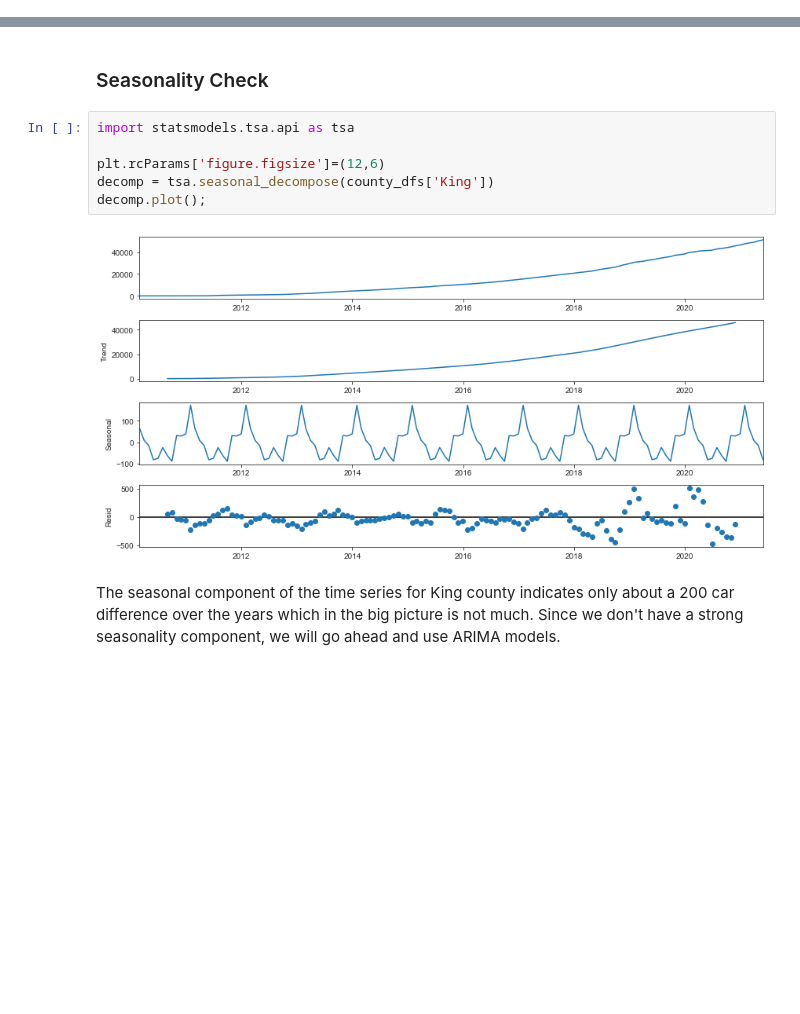
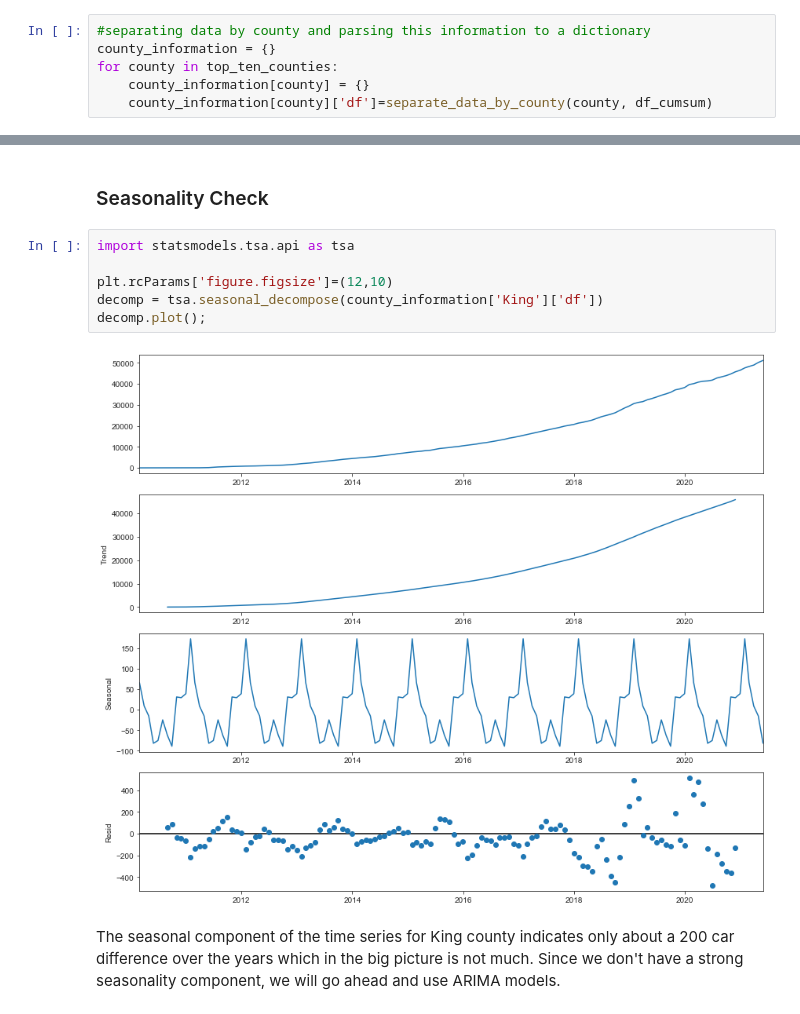
Before and after one commit to ebtezcan/EV-Charger-Prediction, a Jupyter notebook: index_OSEMN_plus_mvp-Copy1.ipynb, the cells around one changed output, grey strips where cells are left out. Drawn from its saved outputs; the diff is of its cells as text; blank space fills up the shorter version.

Commit message:
modelling for King county and others in progress

```diff
--- a/index_OSEMN_plus_mvp-Copy1.ipynb
+++ b/index_OSEMN_plus_mvp-Copy1.ipynb
@@ -898,6 +898,12 @@ def separate_data_by_county(county, df):
     df_county.columns=["EV's on the Road"]
     df_county.head()
     return df_county
+# %%
+#separating data by county and parsing this information to a dictionary
+county_information = {}
+for county in top_ten_counties:
+    county_information[county] = {}
+    county_information[county]['df']=separate_data_by_county(county, df_cumsum)
 # %%
 #separating data by county and parsing this information to a dictionary
 county_dfs = {}
@@ -955,11 +1008,11 @@ def get_predictions(model, plot=True):
 # %%
 import statsmodels.tsa.api as tsa
 
-plt.rcParams['figure.figsize']=(12,6)
-decomp = tsa.seasonal_decompose(county_dfs['King'])
+plt.rcParams['figure.figsize']=(12,10)
+decomp = tsa.seasonal_decompose(county_information['King']['df'])
 decomp.plot();
 # %% [output]
-[figure, old version]
+[figure, new version]
 # %% [markdown]
 The seasonal component of the time series for King county indicates only about a 200 car difference over the years which in the big picture is not much. Since we don't have a strong seasonality component, we will go ahead and use ARIMA models.
 # %% [markdown]
```
Also changed, not shown: parts of 73 cells of this notebook.
